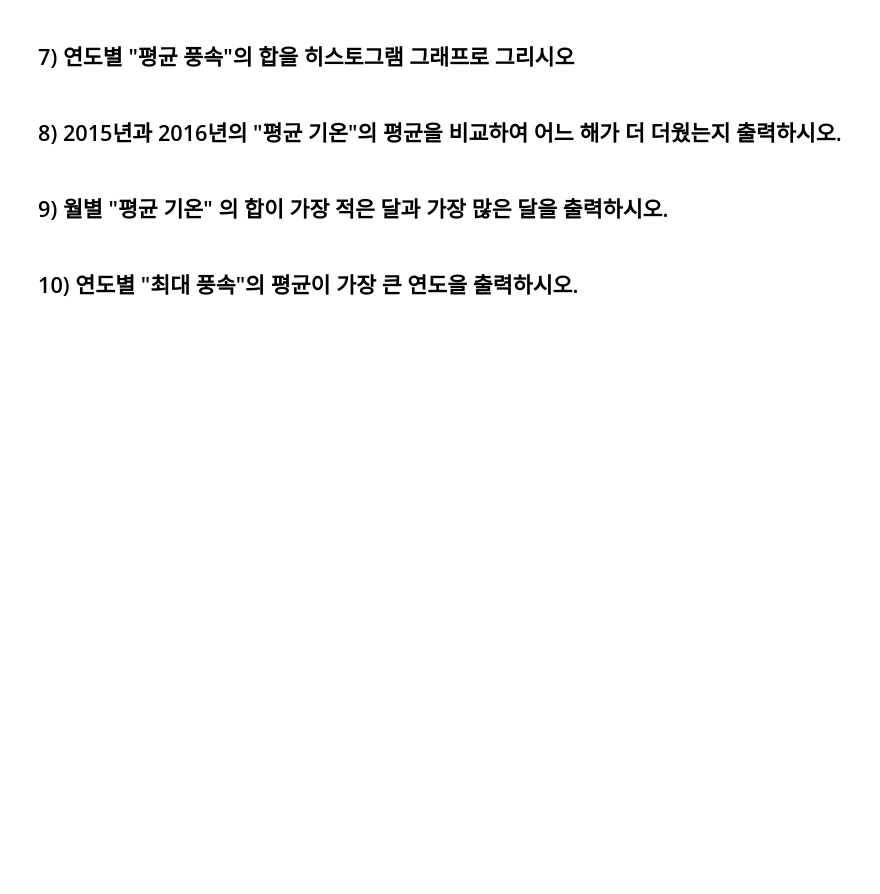
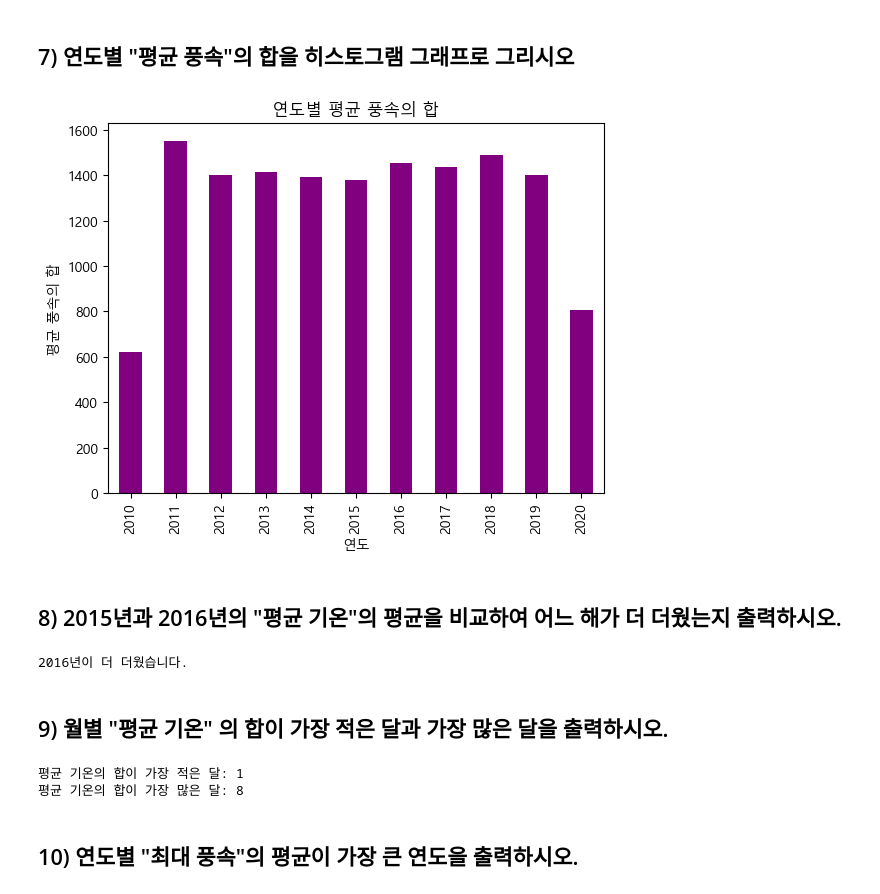
Before and after one commit to ytoaa/bigpython, a Jupyter notebook: time_series_class_5_7.ipynb, the cells around one changed output. Drawn from its saved outputs; the diff is of its cells as text; code cells hidden in the pictures; blank space fills up the shorter version.

```diff
--- a/time_series_class_5_7.ipynb
+++ b/time_series_class_5_7.ipynb
@@ -203,8 +405,47 @@ axs[1].set_ylabel("freq")
 # %% [markdown]
 ## 7) 연도별 "평균 풍속"의 합을 히스토그램 그래프로 그리시오
+# %%
+# 연도별 평균 풍속의 합 계산
+yearly_sum_avg_wind = weather.groupby(weather['일시'].str.slice(0, 4))['평균 풍속'].sum()
+
+# 그래프 그리기
+yearly_sum_avg_wind.plot(kind='bar', color='purple')
+plt.xlabel('연도')
+plt.ylabel('평균 풍속의 합')
+plt.title('연도별 평균 풍속의 합')
+plt.show()
+# %% [output]
+[figure, added]
 # %% [markdown]
 ## 8) 2015년과 2016년의 "평균 기온"의 평균을 비교하여 어느 해가 더 더웠는지 출력하시오.
+# %%
+avg_temp_2015 = weather.loc[weather['일시'].str.startswith('2015'), '평균 기온'].mean()
+avg_temp_2016 = weather.loc[weather['일시'].str.startswith('2016'), '평균 기온'].mean()
+
+if avg_temp_2015 > avg_temp_2016:
+    print("2015년이 더 더웠습니다.")
+elif avg_temp_2015 < avg_temp_2016:
+    print("2016년이 더 더웠습니다.")
+else:
+    print("2015년과 2016년의 평균 기온이 동일합니다.")
+# %% [output]
+2016년이 더 더웠습니다.
 # %% [markdown]
 ## 9) 월별 "평균 기온" 의 합이 가장 적은 달과 가장 많은 달을 출력하시오.
+# %%
+# 월 추출
+weather['월'] = pd.to_datetime(weather['일시']).dt.month
+
+# 월별 평균 기온의 합 계산
+monthly_sum_avg_temp = weather.groupby('월')['평균 기온'].sum()
+
+# 가장 적은 합을 가진 월 출력
+print("평균 기온의 합이 가장 적은 달:", monthly_sum_avg_temp.idxmin())
+
+# 가장 많은 합을 가진 월 출력
+print("평균 기온의 합이 가장 많은 달:", monthly_sum_avg_temp.idxmax())
+# %% [output]
+평균 기온의 합이 가장 적은 달: 1
+평균 기온의 합이 가장 많은 달: 8
 # %% [markdown]
 ## 10) 연도별 "최대 풍속"의 평균이 가장 큰 연도을 출력하시오.
```
Also changed, not shown: parts of 25 cells of this notebook, 1 other file.
